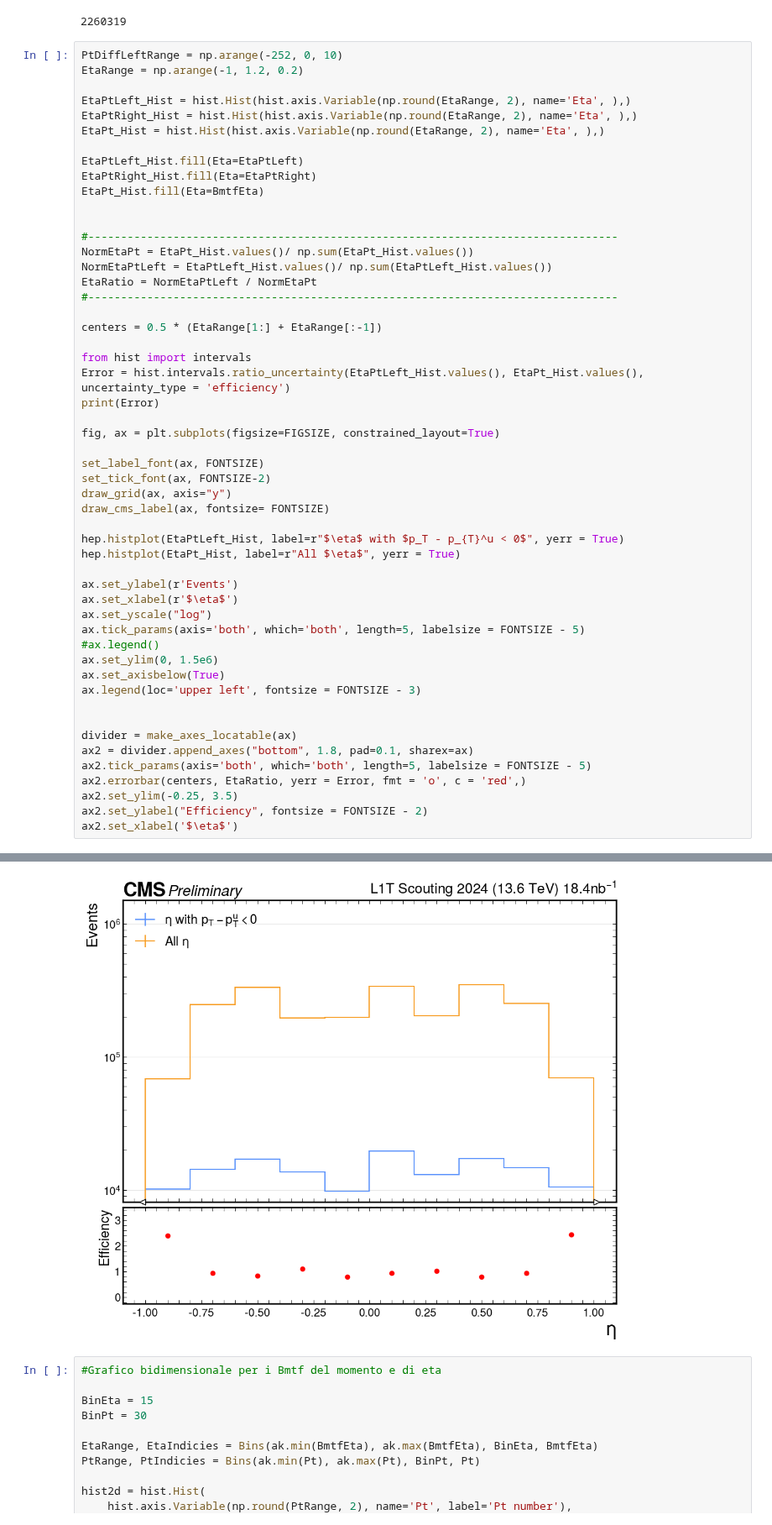
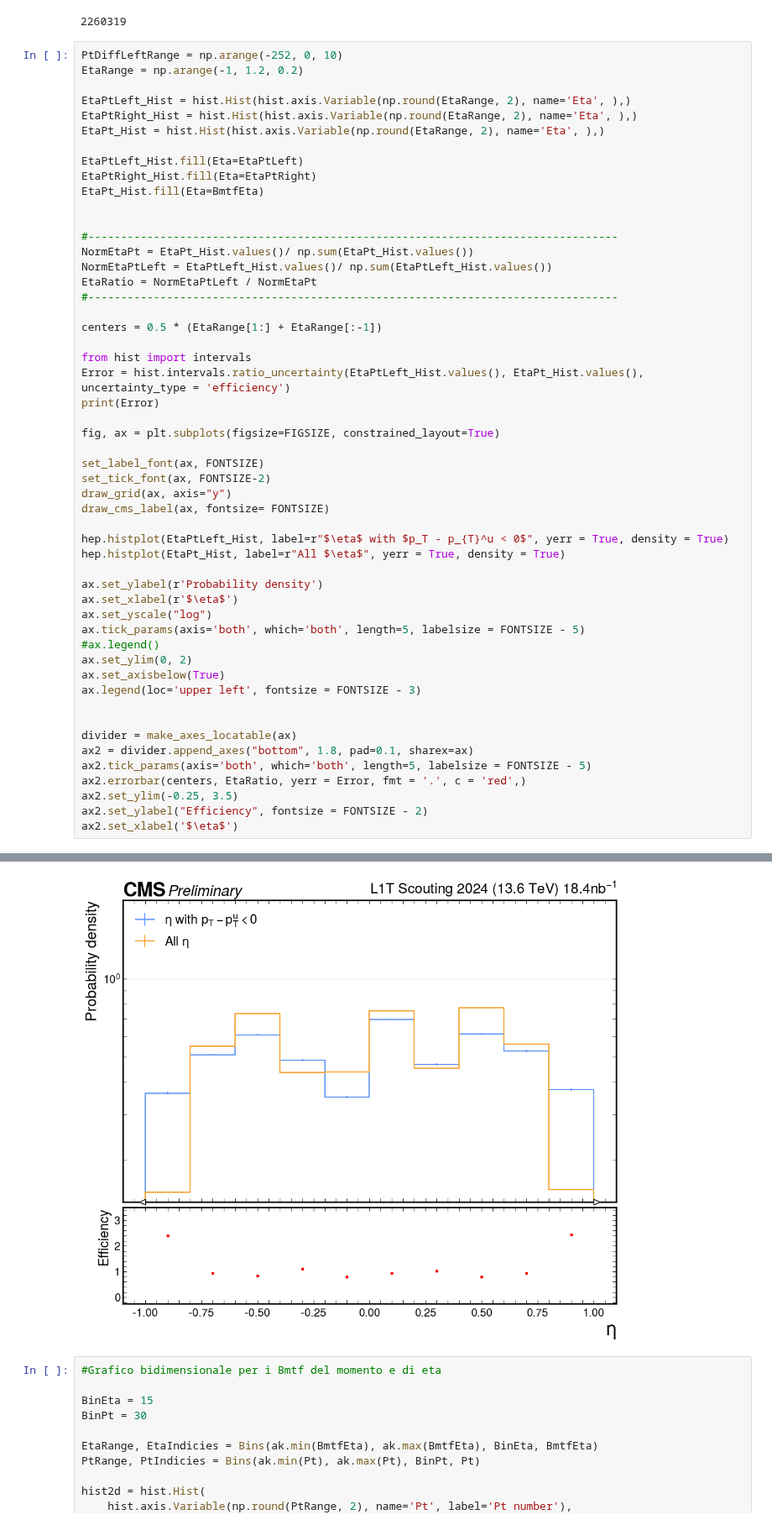
Before and after one commit to francescoreschio/Tesi-Triennale, a Jupyter notebook: Codice/BMTF.ipynb, the cells around one changed output, grey strips where cells are left out. Shown at 84% size. Drawn from its saved outputs; the diff is of its cells as text.

```diff
--- a/Codice/BMTF.ipynb
+++ b/Codice/BMTF.ipynb
@@ -308,39 +308,39 @@ Error = hist.intervals.ratio_uncertainty(EtaPtLeft_Hist.values(), EtaPt_Hist.val
 print(Error)
 
 fig, ax = plt.subplots(figsize=FIGSIZE, constrained_layout=True)
 
 set_label_font(ax, FONTSIZE)
 set_tick_font(ax, FONTSIZE-2)
 draw_grid(ax, axis="y")
 draw_cms_label(ax, fontsize= FONTSIZE)
 
-hep.histplot(EtaPtLeft_Hist, label=r"$\eta$ with $p_T - p_{T}^u < 0$", yerr = True)
-hep.histplot(EtaPt_Hist, label=r"All $\eta$", yerr = True)
+hep.histplot(EtaPtLeft_Hist, label=r"$\eta$ with $p_T - p_{T}^u < 0$", yerr = True, density = True)
+hep.histplot(EtaPt_Hist, label=r"All $\eta$", yerr = True, density = True)
 
-ax.set_ylabel(r'Events')
+ax.set_ylabel(r'Probability density')
 ax.set_xlabel(r'$\eta$')
 ax.set_yscale("log")
 ax.tick_params(axis='both', which='both', length=5, labelsize = FONTSIZE - 5)
 #ax.legend()
-ax.set_ylim(0, 1.5e6)
+ax.set_ylim(0, 2)
 ax.set_axisbelow(True)
 ax.legend(loc='upper left', fontsize = FONTSIZE - 3)
 
 
 divider = make_axes_locatable(ax)
 ax2 = divider.append_axes("bottom", 1.8, pad=0.1, sharex=ax)
 ax2.tick_params(axis='both', which='both', length=5, labelsize = FONTSIZE - 5)
-ax2.errorbar(centers, EtaRatio, yerr = Error, fmt = 'o', c = 'red',)
+ax2.errorbar(centers, EtaRatio, yerr = Error, fmt = '.', c = 'red',)
 ax2.set_ylim(-0.25, 3.5)
 ax2.set_ylabel("Efficiency", fontsize = FONTSIZE - 2)
 ax2.set_xlabel('$\eta$')
 # %% [output]
 [[0.00136764 0.00046847 0.00038303 0.00057216 0.00048851 0.00040083
   0.00054234 0.00036646 0.00046558 0.001359  ]
  [0.00137797 0.00047205 0.00038574 0.00057655 0.00049308 0.00040345
   0.00054662 0.00036905 0.00046908 0.00136906]]
 Text(1, 0, '$\\eta$')
-[figure, old version]
+[figure, new version]
 # %%
 #Grafico bidimensionale per i Bmtf del momento e di eta
 
```
Also changed, not shown: parts of 2 cells of this notebook, 5 other files.
